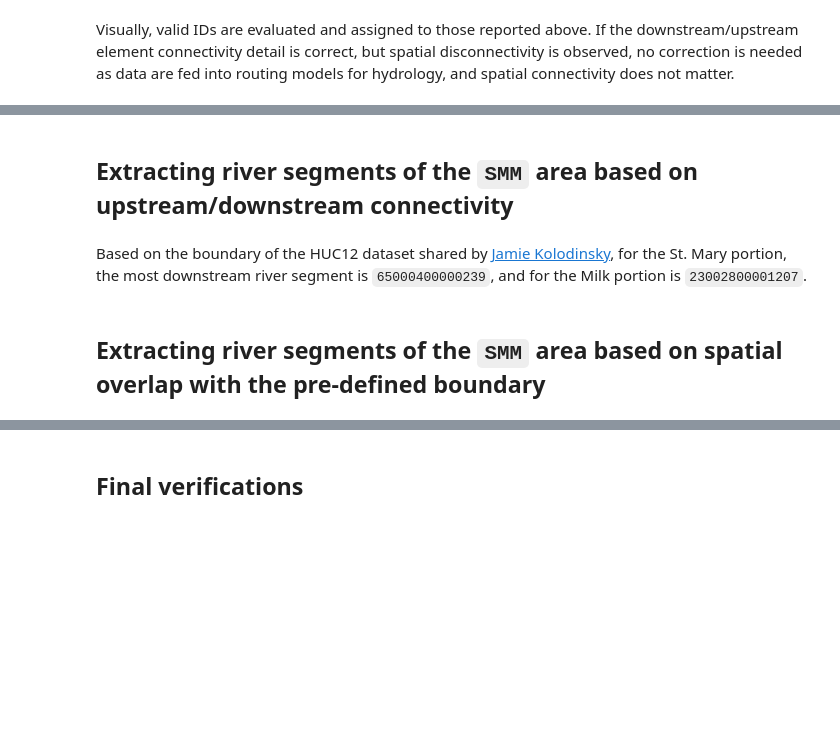
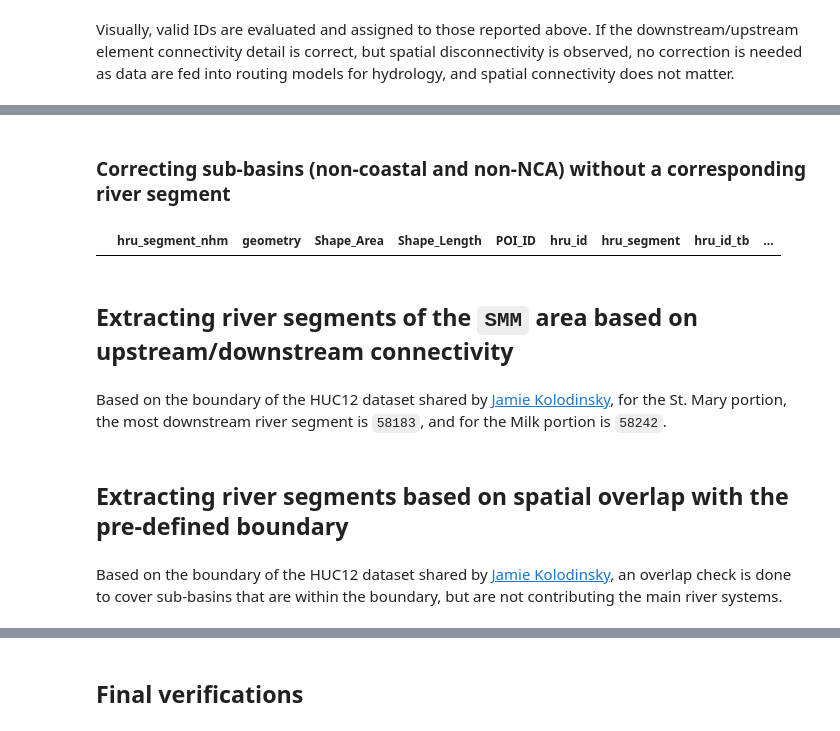
Before and after one commit to kasra-keshavarz/StMaryMilk2023-UofC, a Jupyter notebook: modified_TGF/modification_workflow.ipynb, the cells around one changed output, grey strips where cells are left out. Drawn from its saved outputs; the diff is of its cells as text; code cells hidden in the pictures; blank space fills up the shorter version.

```diff
--- a/modified_TGF/modification_workflow.ipynb
+++ b/modified_TGF/modification_workflow.ipynb
@@ -222,6 +394,6 @@ riv = tgf_riv.copy()
 # %%
 # list of columns to be chosen for dtype downcast
-col_list = ['Main_ID', 'DS_Main_ID']
+col_list = [seg_str, ds_seg_str]
 
 # downcast dtype of necessary columns to integer, if possible
 fcols = riv[col_list].select_dtypes('float').columns
@@ -351,0 +544,17 @@ cat
+# %%
+# Three river ids do not have any sub-basins assigned to them;
+# upon visual inspection, the most logical sub-basin has been
+# assigned to them. These three segments are part of a lake
+# system
+cat_riv_dict = {
+    # hru : segment
+    112231: 57536,
+    118646: 60539,
+}
+
+# river segment 56880 is remained without a sub-basin as
+# sub-basin 110936 needs to be `exploded` and the part
+# associated with segment `56880` need to be set separately
+
+for cat_id, seg_id in cat_riv_dict.items():
+    cat.loc[cat['hru_id_nhm'] == cat_id, 'hru_segment_nhm'] = seg_id
@@ -352,7 +576,37 @@ cat
+# %%
+# removing sub-basins without a river segment for now
+filtered_cat = cat[cat[cat_str] != 0]
+
+# dissolving remaining sub-basins by their hru_segment_nhm
+aggf = {
+    'Shape_Area':np.sum,
+    'Shape_Length':np.mean,
+}
+for col in filtered_cat.columns:
+    if col not in aggf.keys() and col!='geometry' and col!='hru_segment_nhm':
+        aggf[col] = 'first'
+
+dissolved_filt_cat = filtered_cat.dissolve(by=cat_str, aggfunc=aggf, as_index=False)
+
+# adding back sub-basins without river segments
+zero_values_gdf = cat[cat[cat_str] == 0]
+
+# concatenating polygons with zero 'hru_segment' values to the dissolved GeoDataFrame
+dissolved_cat = gpd.GeoDataFrame(pd.concat([dissolved_filt_cat, zero_values_gdf]))
+
+# reordering columns
+dissolved_cat = dissolved_cat[cat.columns]
+# %% [markdown]
+### Correcting sub-basins (non-coastal and non-NCA) without a corresponding river segment
+# %%
+# check if sub-basins (that are not NCA or coastal) have a river segment associated with them
+dissolved_filt_cat[~dissolved_filt_cat[cat_str].isin(riv[seg_str])]
+# %% [output]
+|  | hru_segment_nhm | geometry | Shape_Area | Shape_Length | POI_ID | hru_id | hru_segment | hru_id_tb | ... |
 # %% [markdown]
 ## Extracting river segments of the `SMM` area based on upstream/downstream connectivity
 # %% [markdown]
-Based on the boundary of the HUC12 dataset shared by [Jamie Kolodinsky](jamie.kolodinsky@ec.gc.ca), for the St. Mary portion, the most downstream river segment is `65000400000239`, and for the Milk portion is `23002800001207`.
+Based on the boundary of the HUC12 dataset shared by [Jamie Kolodinsky](jamie.kolodinsky@ec.gc.ca), for the St. Mary portion, the most downstream river segment is `58183`, and for the Milk portion is `58242`.
 # %%
 # empty dictionary for extracting ancestor nodes
 nodes = {}
@@ -372,4 +626,6 @@ for river, target in target_ids.items():
     # adding to the ancestor dictionary
     nodes[river] = ancestors
 # %% [markdown]
-## Extracting river segments of the `SMM` area based on spatial overlap with the pre-defined boundary
+## Extracting river segments based on spatial overlap with the pre-defined boundary
+# %% [markdown]
+Based on the boundary of the HUC12 dataset shared by [Jamie Kolodinsky](jamie.kolodinsky@ec.gc.ca), an overlap check is done to cover sub-basins that are within the boundary, but are not contributing the main river systems.
```
Also changed, not shown: parts of 84 cells of this notebook, 11 other files.
